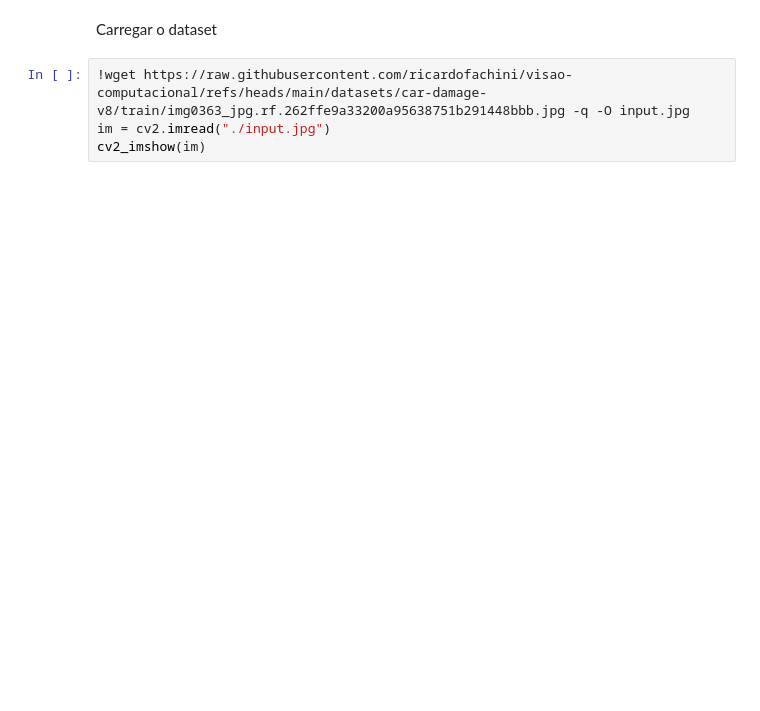
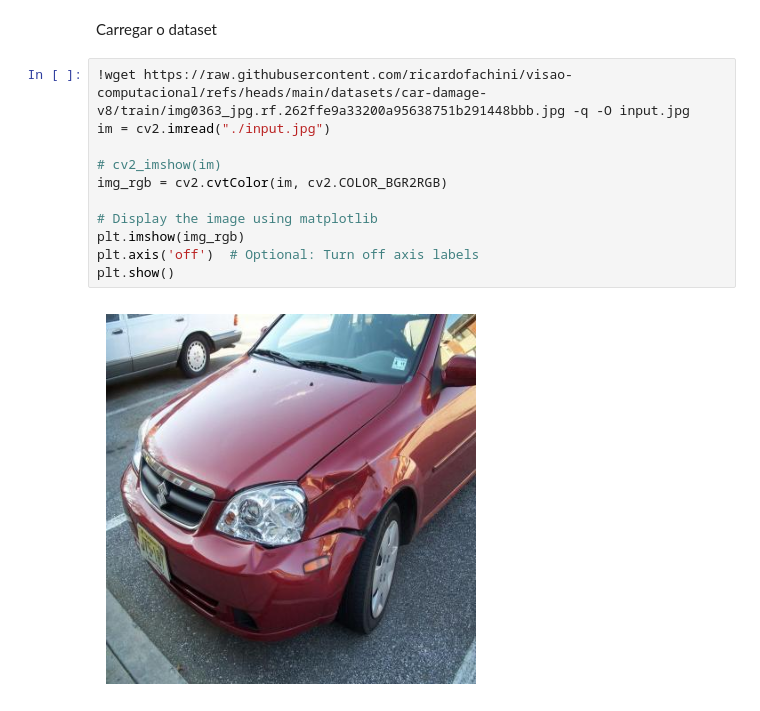
Before and after one commit to ricardofachini/visao-computacional, a Jupyter notebook: classificador.ipynb, the cells around one changed output. Drawn from its saved outputs; the diff is of its cells as text; blank space fills up the shorter version.

```diff
--- a/classificador.ipynb
+++ b/classificador.ipynb
@@ -21,7 +20,16 @@ Carregar o dataset
 # %%
 !wget https://raw.githubusercontent.com/ricardofachini/visao-computacional/refs/heads/main/datasets/car-damage-v8/train/img0363_jpg.rf.262ffe9a33200a95638751b291448bbb.jpg -q -O input.jpg
 im = cv2.imread("./input.jpg")
-cv2_imshow(im)
+
+# cv2_imshow(im)
+img_rgb = cv2.cvtColor(im, cv2.COLOR_BGR2RGB)
+
+# Display the image using matplotlib
+plt.imshow(img_rgb)
+plt.axis('off')  # Optional: Turn off axis labels
+plt.show()
+# %% [output]
+[figure, added]
 # %%
 cfg = get_cfg()
 # add project-specific config (e.g., TensorMask) here if you're not running a model in detectron2's core library
```
Also changed, not shown: parts of 15 cells of this notebook.
